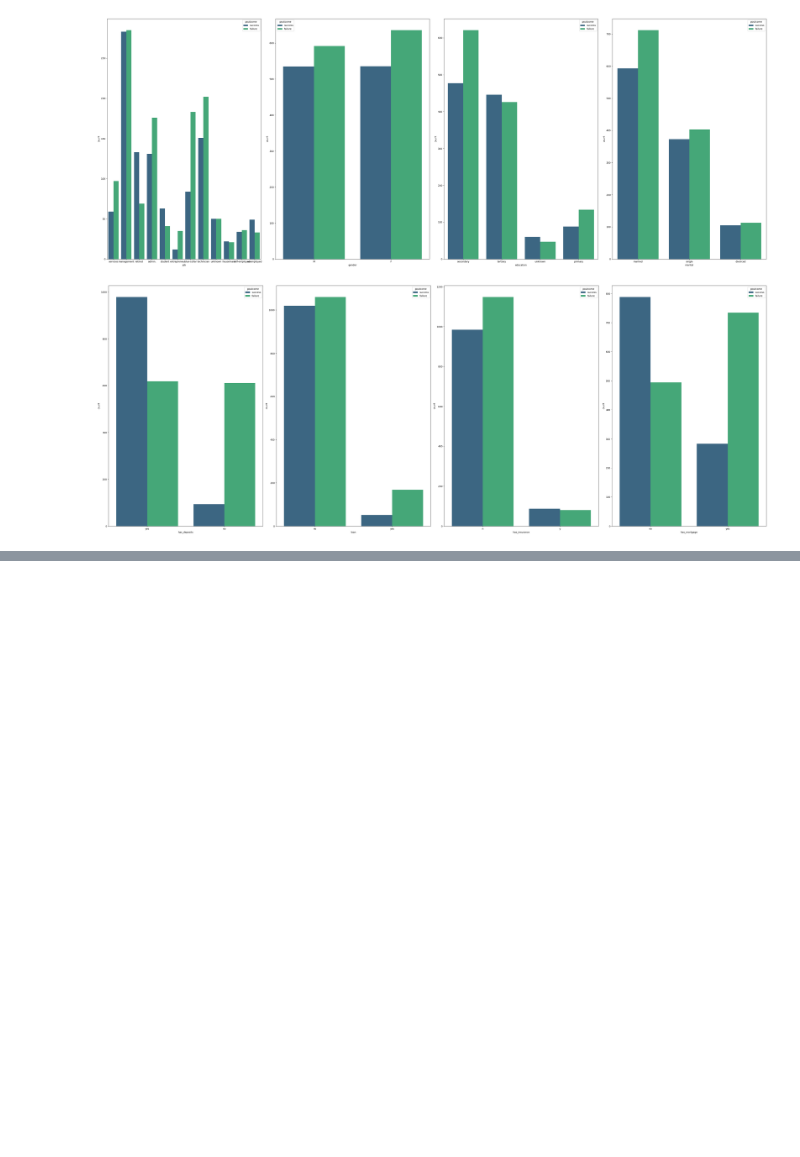
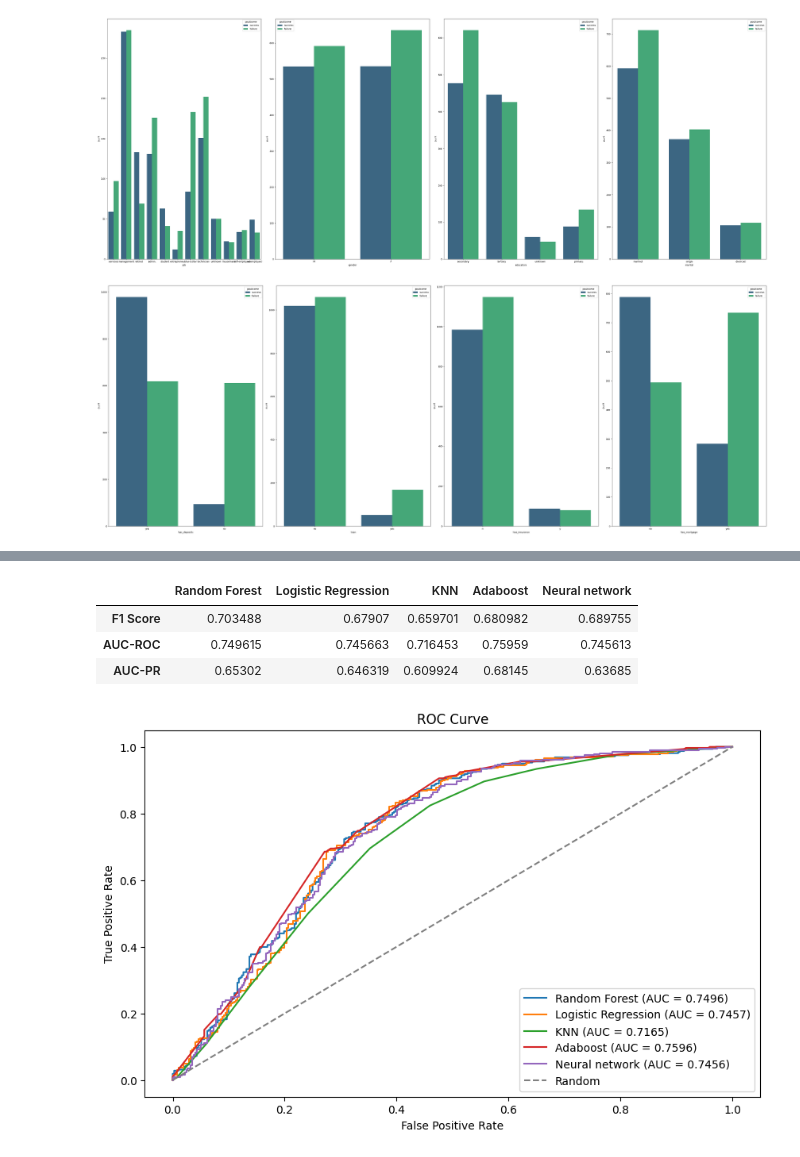
Before and after one commit to danielapinkasova/case_study, a Jupyter notebook: Master_notebook.ipynb, the cells around one changed output, grey strips where cells are left out. Cells and saved outputs as stored; diff of their text form; code cells hidden in the pictures; blank space fills up the shorter version.

```diff
--- a/Master_notebook.ipynb
+++ b/Master_notebook.ipynb
@@ -450,0 +391,23 @@ Test Accuracy with Best Hyperparameters: 0.6985507246376812
+# %%
+# Neural Network
+nn = Sequential([
+    Input(shape = (8,)),
+    Dense(32, activation = "tanh"),
+    Dense(32, activation = "tanh"),
+    Dense(1, activation = "sigmoid")
+
+])
+
+nn.compile(loss="binary_crossentropy", optimizer='adam', metrics=['accuracy'])
+
+history = nn.fit(X_train_sc, y_train, epochs=100, batch_size=32, verbose = 0, validation_split=0.1)
+
+# manually calculating metrics
+y_pred_nn = nn.predict(X_test_sc)
+y_pred_binary = (y_pred_nn > 0.5).astype(int)
+f1_nn = f1_score(y_test, y_pred_binary)
+
+roc_auc_nn = roc_auc_score(y_test, y_pred_nn)
+
+precision_nn, recall_nn, _nn = precision_recall_curve(y_test, y_pred_nn)
+pr_auc_nn = auc(recall_nn, precision_nn)
@@ -546,0 +450,28 @@ not_in_first_round
+# %%
+# printing metrics results
+results_metrics = pd.DataFrame(results).iloc[0:3,:]
+results_metrics
+# --> we choose Adaboost based on highest AUC-ROC and AUC-PR
+# %% [output]
+|  | Random Forest | Logistic Regression | KNN | Adaboost | Neural network |
+| F1 Score | 0.703488 | 0.67907 | 0.659701 | 0.680982 | 0.689755 |
+| AUC-ROC | 0.749615 | 0.745663 | 0.716453 | 0.75959 | 0.745613 |
+| AUC-PR | 0.65302 | 0.646319 | 0.609924 | 0.68145 | 0.63685 |
+# %%
+# ROC Curve
+classifiers = [best_rf_estimator, best_lr_estimator, best_knn_estimator, best_adaboost_estimator, nn]
+classifier_names = ['Random Forest', 'Logistic Regression', 'KNN', 'Adaboost', 'Neural network']
+
+plt.figure(figsize=(10, 6))
+for classifier, name in zip(classifiers, classifier_names):
+    fpr, tpr, _ = roc_curve(y_test, results[name]['y_scores'])
+    plt.plot(fpr, tpr, label=f"{name} (AUC = {results[name]['AUC-ROC']:.4f})")
+
+plt.plot([0, 1], [0, 1], '--', color='gray', label='Random')
+plt.title('ROC Curve')
+plt.xlabel('False Positive Rate')
+plt.ylabel('True Positive Rate')
+plt.legend()
+plt.show()
+# %% [output]
+[figure, added]
```
Also changed, not shown: parts of 11 cells of this notebook, 1 other file.
